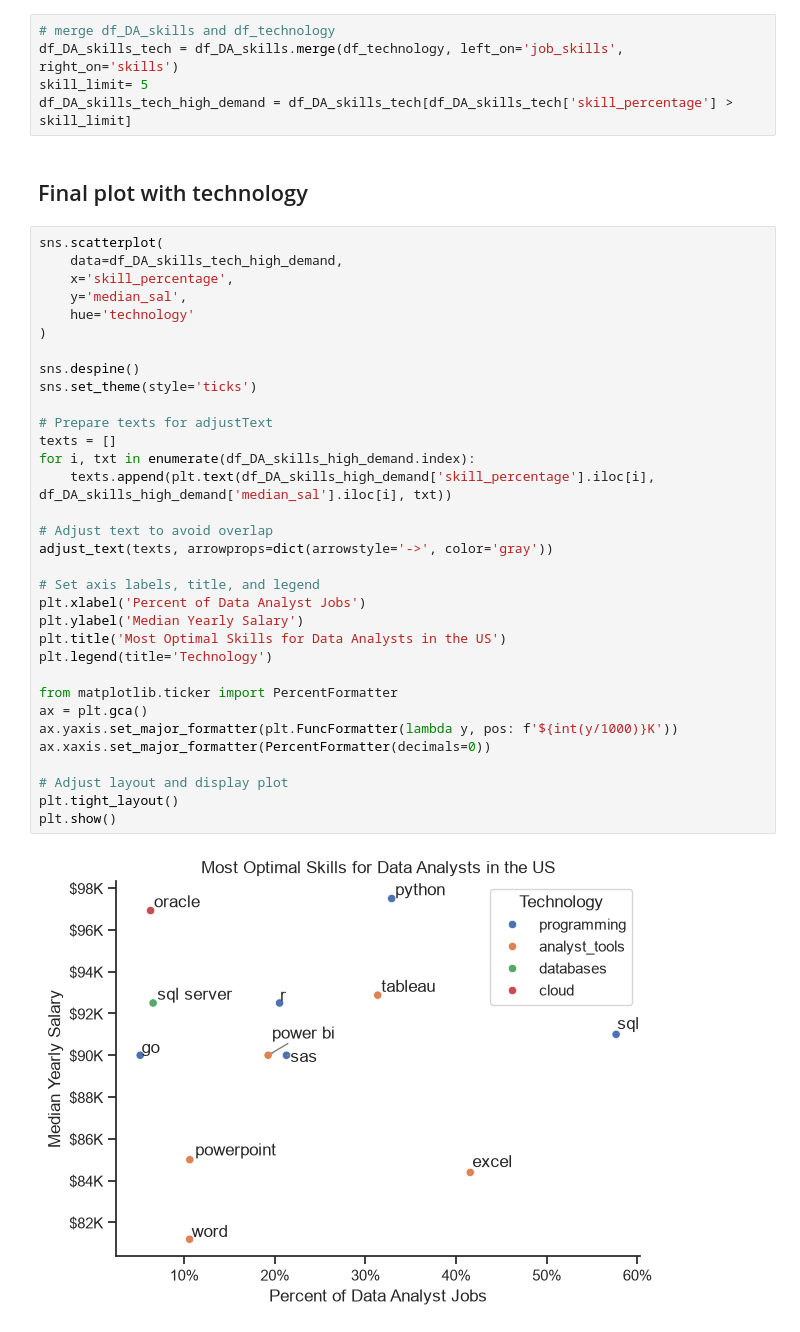
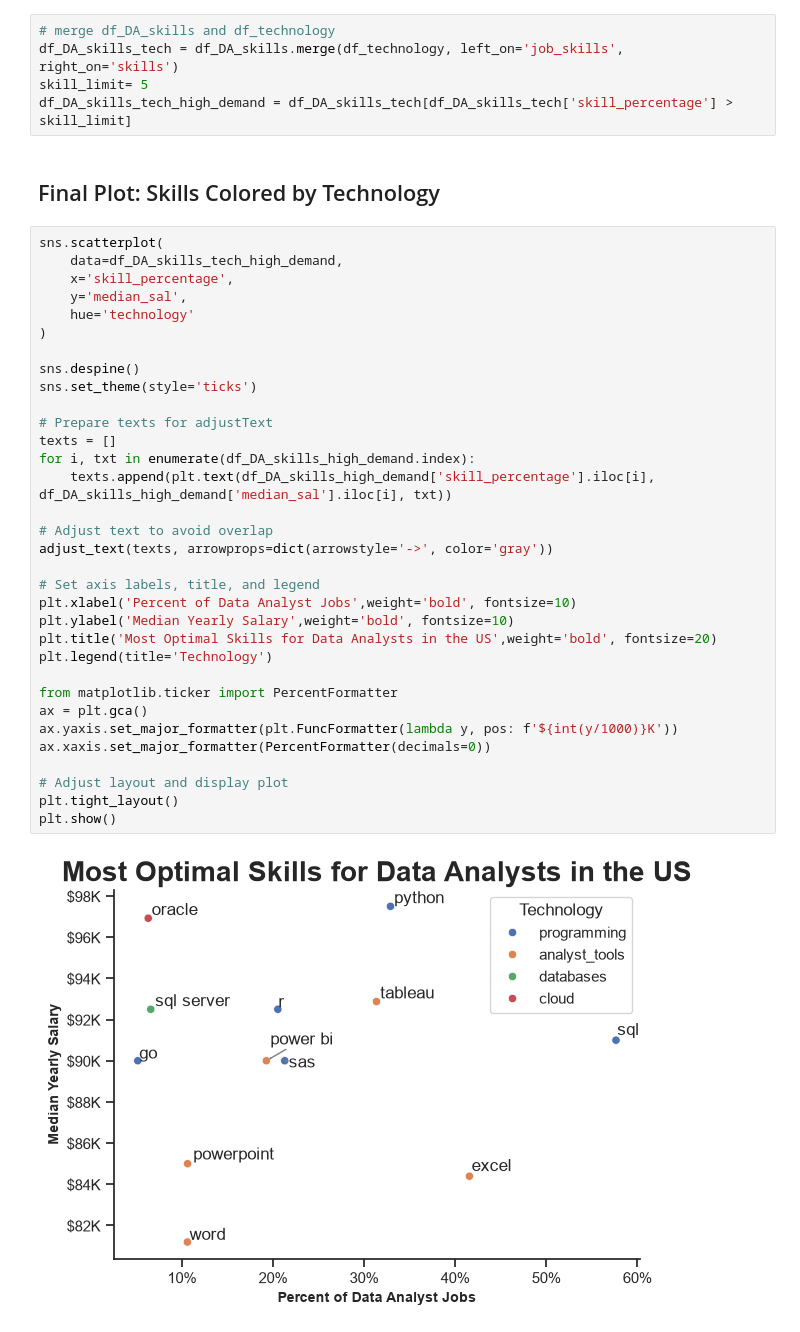
Before and after one commit to ParvanaAkbari1382/PYTHON_JOB_MARKET_ANALYSIS, a Jupyter notebook: notebooks/5_Optimal_Skills.ipynb, the cells around one changed output. Saved outputs shown, nothing was run; the diff lists cells and outputs as text.

```diff
--- a/notebooks/5_Optimal_Skills.ipynb
+++ b/notebooks/5_Optimal_Skills.ipynb
@@ -180,39 +180,39 @@ df_DA_skills_tech = df_DA_skills.merge(df_technology, left_on='job_skills', righ
 skill_limit= 5
 df_DA_skills_tech_high_demand = df_DA_skills_tech[df_DA_skills_tech['skill_percentage'] > skill_limit]
 # %% [markdown]
-## Final plot with technology
+## Final Plot: Skills Colored by Technology
 # %%
 sns.scatterplot(
     data=df_DA_skills_tech_high_demand,
     x='skill_percentage',
     y='median_sal',
     hue='technology'
 )
 
 sns.despine()
 sns.set_theme(style='ticks')
 
 # Prepare texts for adjustText
 texts = []
 for i, txt in enumerate(df_DA_skills_high_demand.index):
     texts.append(plt.text(df_DA_skills_high_demand['skill_percentage'].iloc[i], df_DA_skills_high_demand['median_sal'].iloc[i], txt))
 
 # Adjust text to avoid overlap
 adjust_text(texts, arrowprops=dict(arrowstyle='->', color='gray'))
 
 # Set axis labels, title, and legend
-plt.xlabel('Percent of Data Analyst Jobs')
-plt.ylabel('Median Yearly Salary')
-plt.title('Most Optimal Skills for Data Analysts in the US')
+plt.xlabel('Percent of Data Analyst Jobs',weight='bold', fontsize=10)
+plt.ylabel('Median Yearly Salary',weight='bold', fontsize=10)
+plt.title('Most Optimal Skills for Data Analysts in the US',weight='bold', fontsize=20)
 plt.legend(title='Technology')
 
 from matplotlib.ticker import PercentFormatter
 ax = plt.gca()
 ax.yaxis.set_major_formatter(plt.FuncFormatter(lambda y, pos: f'${int(y/1000)}K'))
 ax.xaxis.set_major_formatter(PercentFormatter(decimals=0))
 
 # Adjust layout and display plot
 plt.tight_layout()
 plt.show()
 # %% [output]
-[figure, old version]
+[figure, new version]
```
Also changed, not shown: parts of 5 cells of this notebook, 6 other files.
